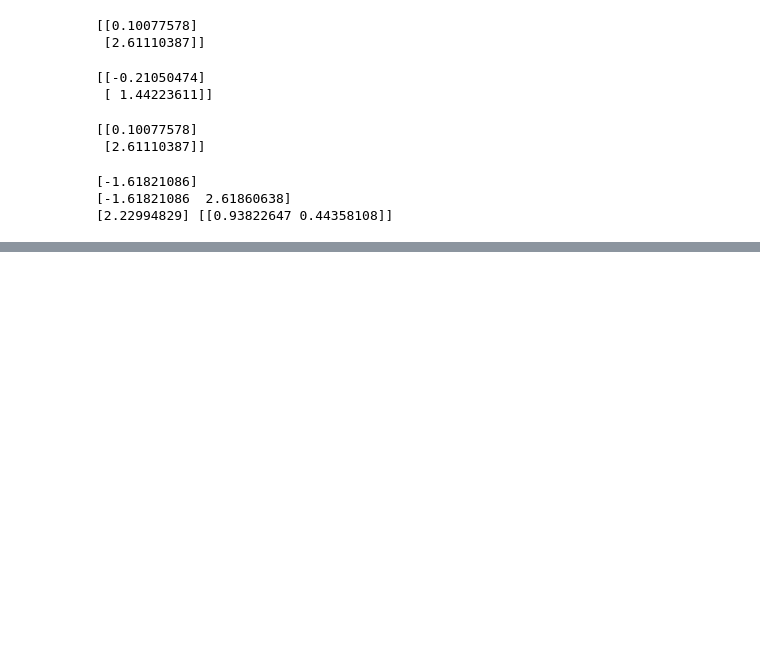
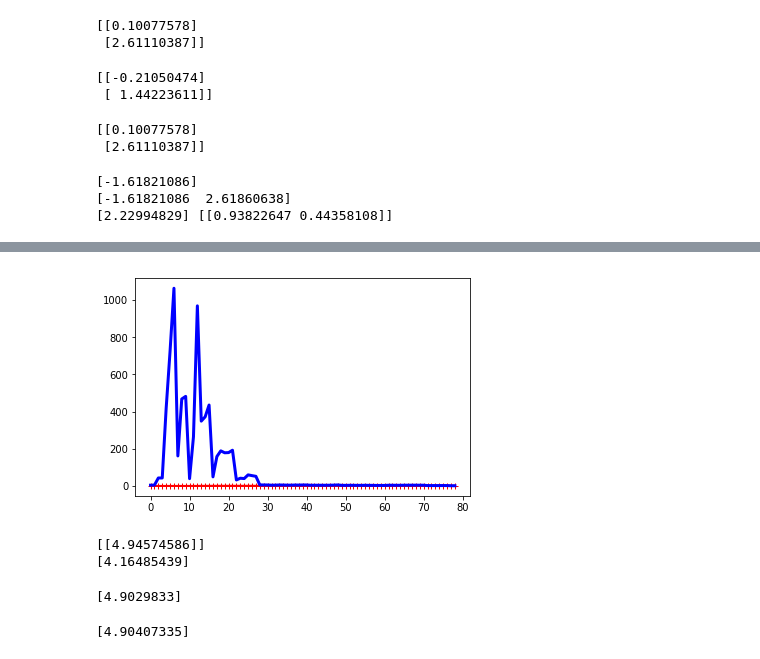
Before and after one commit to felipeizepe/MC886, a Jupyter notebook: Hands-On1/Training Model - Hands-On.ipynb, the cells around one changed output, grey strips where cells are left out. Saved outputs shown, nothing was run; the diff lists cells and outputs as text; code cells hidden in the pictures; blank space fills up the shorter version.

Commit message:
Hads-On Regressão até parte logística

```diff
--- a/Hands-On1/Training Model - Hands-On.ipynb
+++ b/Hands-On1/Training Model - Hands-On.ipynb
@@ -123,0 +153,54 @@ print lin_reg.intercept_, lin_reg.coef_
+# %%
+from sklearn.pipeline import Pipeline
+from sklearn.preprocessing import PolynomialFeatures
+
+poly_features = PolynomialFeatures(degree=10, include_bias=False)
+
+m = 100
+X = 6 * np.random.rand(m, 1) - 3
+y = 0.5 * X**2 + X + 2 + np.random.randn(m, 1)
+
+polynomial_regression = Pipeline([
+        ("poly_features", PolynomialFeatures(degree=10, include_bias=False)),
+        ("lin_reg", LinearRegression()),
+    ])
+
+plot_learning_curves(polynomial_regression, X, y)
+# %% [output]
+[figure, added]
+# %%
+#Regularized Linear Models
+
+#Regressão de Ridge
+from sklearn.linear_model import Ridge
+from sklearn.linear_model import SGDRegressor
+
+ridge_reg = Ridge(alpha=1, solver="cholesky")
+ridge_reg.fit(X, y)
+print ridge_reg.predict([[1.5]])
+
+sgd_reg = SGDRegressor(penalty="l2")
+sgd_reg.fit(X, y.ravel())
+print sgd_reg.predict([[1.5]])
+# %% [output]
+[[4.94574586]]
+[4.16485439]
+# %%
+#Regressão de Lasso
+
+from sklearn.linear_model import Lasso
+
+lasso_reg = Lasso(alpha=0.1)
+lasso_reg.fit(X, y)
+print lasso_reg.predict([[1.5]])
+# %% [output]
+[4.9029833]
+# %%
+# Regressão Elastic Net
+from sklearn.linear_model import ElasticNet
+
+elastic_net = ElasticNet(alpha=0.1, l1_ratio=0.5)
+elastic_net.fit(X, y)
+print elastic_net.predict([[1.5]])
+# %% [output]
+[4.90407335]
```
Also changed, not shown: parts of 3 cells of this notebook.
